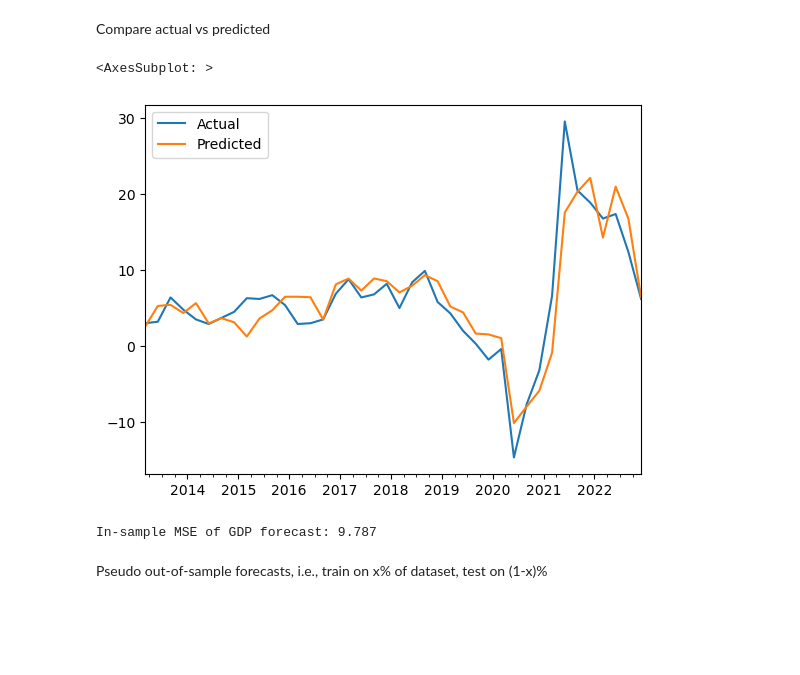
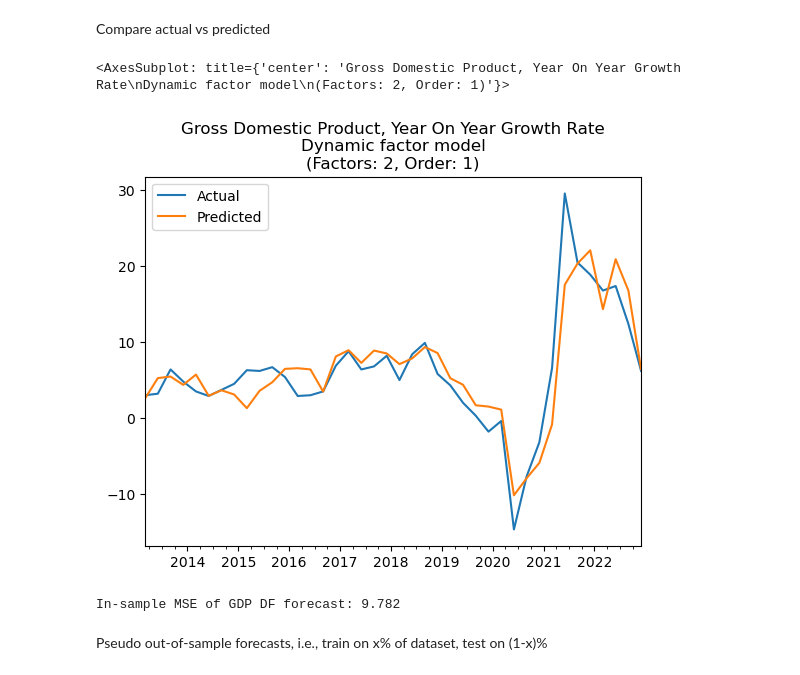
Before and after one commit to davzoku/nowcasting, a Jupyter notebook: Dynamic Factor_SG.ipynb, the cells around one changed output. Drawn from its saved outputs; the diff is of its cells as text; code cells hidden in the pictures; blank space fills up the shorter version.

Commit message:
Simplified code for requesting data. Minor edits detailed below. Added titles to comparison charts, including specification of model Fixed typo with MSE print statement

```diff
--- a/Dynamic Factor_SG.ipynb
+++ b/Dynamic Factor_SG.ipynb
@@ -170,3 +135,34 @@ STI ETF Price missing values: 3
+# %%
+apis = {'mas':[], 'sgx':[], 'singstat':[]}
+for k in apis.keys():
+    for i in zip(sources['Name'], sources['Frequency'], sources['API']):
+        if k in i[-1]:
+            apis[k].append({'Name':i[0], 'Frequency':i[1], 'API':i[2]})
+# %%
+# pull data
+ts_data = {}
+for k,v in apis.items():
+    for dim in v:
+        ts_data[dim['Name']] = requests_funcs[k](dim['API'])
+# %%
+# pass data into pandas series
+ts_pd = {}
+for k,v in apis.items():
+    for dim in v:
+
+        if dim['Frequency']=='Q' and k=='singstat':
+            periods = [p.split()[0]+p.split()[-1][::-1] for p in list(ts_data[dim['Name']])]
+            periods = pd.PeriodIndex(periods, freq=dim['Frequency'])
+            ts_pd[dim['Name']] = pd.Series(ts_data[dim['Name']].values(), index=periods)
+
+        elif dim['Frequency']=='M':
+            periods = pd.to_datetime(list(ts_data[dim['Name']])) + pd.tseries.offsets.MonthEnd(0)
+            ts_pd[dim['Name']] = pd.Series(ts_data[dim['Name']].values(), index=periods)
+
+        elif dim['Frequency']=='D' and k=='sgx':
+            periods = pd.to_datetime(list(ts_data[dim['Name']]))
+            ts_pd[dim['Name']] = pd.Series(ts_data[dim['Name']].values(), index=periods).resample('M').last()
+            variables.freq[dim['Name']] = 'M' # update to 'M' since resampled
 # %% [markdown]
 Check and ensure series' stationarity
 # %%
@@ -300,21 +296,23 @@ dict_keys([(1, 1), (2, 1), (2, 2), (3, 1), (4, 1)])
 Find model with lowest information criterion
 # %%
 models_min_ic = find_min_ic(models)
-use_model = models[models_min_ic['bic'][0]]
+mod_ic = 'bic'
+use_model = models[models_min_ic[mod_ic][0]]
 # %% [markdown]
 Compare actual vs predicted
 # %%
 pred = use_model['model'].predict()
 compare_df = compare(ts_df, pred)
-compare_df.iloc[-(4*10):].plot()
+compare_df.iloc[-(4*10):].plot(title=f"{variables.dep[0]}\nDynamic factor model\n\
+(Factors: {models_min_ic[mod_ic][0][0]}, Order: {models_min_ic[mod_ic][0][1]})")
 # %% [output]
-<AxesSubplot: >
+<AxesSubplot: title={'center': 'Gross Domestic Product, Year On Year Growth Rate\nDynamic factor model\n(Factors: 2, Order: 1)'}>
-[figure, old version]
+[figure, new version]
 # %%
 mean_sq_err = mse(compare_df['Actual'], compare_df['Predicted'])
-print(f'In-sample MSE of GDP forecast: {round(mean_sq_err,3)}')
+print(f'In-sample MSE of GDP DF forecast: {round(mean_sq_err,3)}')
 # %% [output]
-In-sample MSE of GDP forecast: 9.787
+In-sample MSE of GDP DF forecast: 9.782
 # %% [markdown]
 Pseudo out-of-sample forecasts, i.e., train on x% of dataset, test on (1-x)%
 # %%
```
Also changed, not shown: parts of 16 cells of this notebook.
